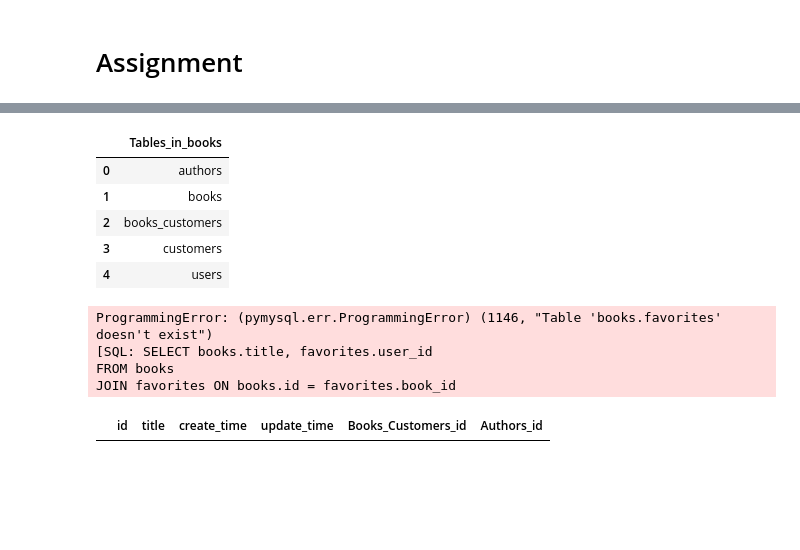
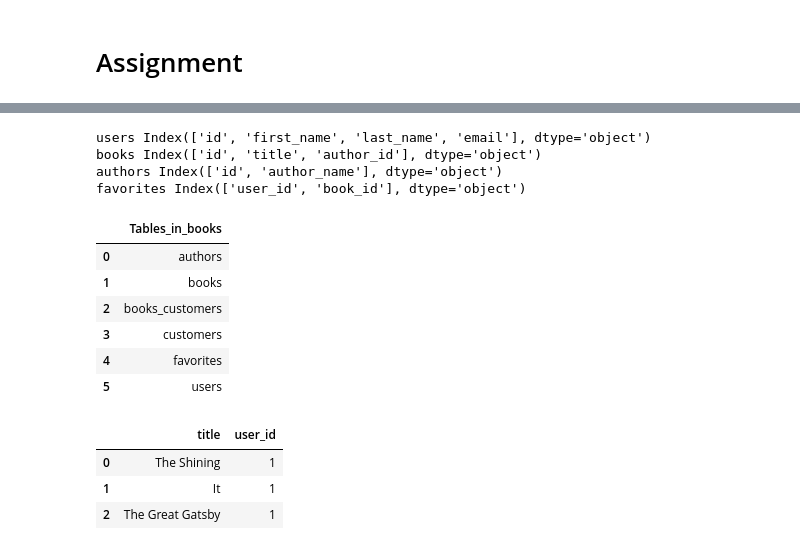
Before and after one commit to Pharmasith/Books_Core_Assignment, a Jupyter notebook: Book_Core_Assignment.ipynb, the cells around one changed output, grey strips where cells are left out. Drawn from its saved outputs; the diff is of its cells as text; code cells hidden in the pictures; blank space fills up the shorter version.

```diff
--- a/Book_Core_Assignment.ipynb
+++ b/Book_Core_Assignment.ipynb
@@ -84,27 +62,42 @@ favorites.to_sql('favorites', engine)
-# %%
-q = """SHOW TABLES;"""
-pd.read_sql(q, engine)
-# %% [output]
-|  | Tables_in_books |
-| 0 | authors |
-| 1 | books |
-| 2 | books_customers |
-| 3 | customers |
-| 4 | users |
-# %%
-q = """SELECT books.title, favorites.user_id
-FROM books
-JOIN favorites ON books.id = favorites.book_id
-WHERE favorites.user_id =
-    (SELECT users.id FROM users WHERE (users.last_name = "Doe" AND users.first_name = "John"));"""
-pd.read_sql(q, engine)
-# %% [output]
-ProgrammingError: (pymysql.err.ProgrammingError) (1146, "Table 'books.favorites' doesn't exist")
-[SQL: SELECT books.title, favorites.user_id
-FROM books
-JOIN favorites ON books.id = favorites.book_id
-# %%
-q = """SELECT * FROM books"""
-pd.read_sql(q, engine)
-# %% [output]
-|  | id | title | create_time | update_time | Books_Customers_id | Authors_id |
+# %%
+users = pd.read_csv("https://docs.google.com/spreadsheets/d/1_c2WTx_eiH8pUM-PTgyt7T4aIl1A3Cp1ukPVPEijoYc/gviz/tq?tqx=out:csv&sheet=users")
+books = pd.read_csv("https://docs.google.com/spreadsheets/d/1_D-vW7GXiQfG6D9nzjscgVctKLb6TZl_o8ERNH_tet8/gviz/tq?tqx=out:csv&sheet=books")
+authors = pd.read_csv("https://docs.google.com/spreadsheets/d/17rABPt5eaIxfhGO75dYCbH-5IloKsAR0HH9V6VC43ZI/gviz/tq?tqx=out:csv&sheet=authors")
+favorites = pd.read_csv("https://docs.google.com/spreadsheets/d/1SLb3RAhcrZsPWRwR0_njWX7KssUYZ16JFsVqBkSU2GI/gviz/tq?tqx=out:csv&sheet=favorite")
+
+table_list = [("users",users),("books",books),("authors",authors),("favorites",favorites)]
+for name,table in table_list:
+  print(name,table.columns)
+# %% [output]
+users Index(['id', 'first_name', 'last_name', 'email'], dtype='object')
+books Index(['id', 'title', 'author_id'], dtype='object')
+authors Index(['id', 'author_name'], dtype='object')
+favorites Index(['user_id', 'book_id'], dtype='object')
+# %%
+for name,table in table_list:
+  table.to_sql(name, engine, if_exists = "replace")
+
+pd.read_sql_query("SHOW TABLES;", engine)
+# %% [output]
+|  | Tables_in_books |
+| 0 | authors |
+| 1 | books |
+| 2 | books_customers |
+| 3 | customers |
+| 4 | favorites |
+| 5 | users |
+# %%
+query = """
+SELECT books.title, favorites.user_id
+FROM books
+  JOIN favorites
+    ON books.id = favorites.book_id
+WHERE favorites.user_id =
+    (SELECT users.id FROM users WHERE (users.last_name = "Doe" AND users.first_name = "John"));
+"""
+pd.read_sql_query(query, engine)
+# %% [output]
+|  | title | user_id |
+| 0 | The Shining | 1 |
+| 1 | It | 1 |
+| 2 | The Great Gatsby | 1 |
```
Also changed, not shown: parts of 6 cells of this notebook.
